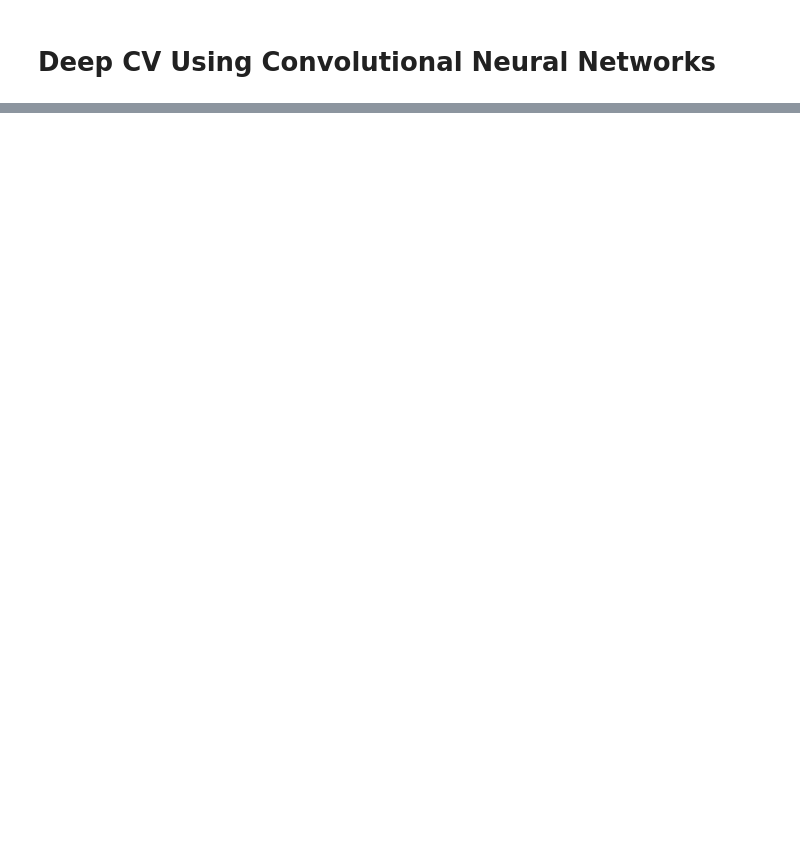
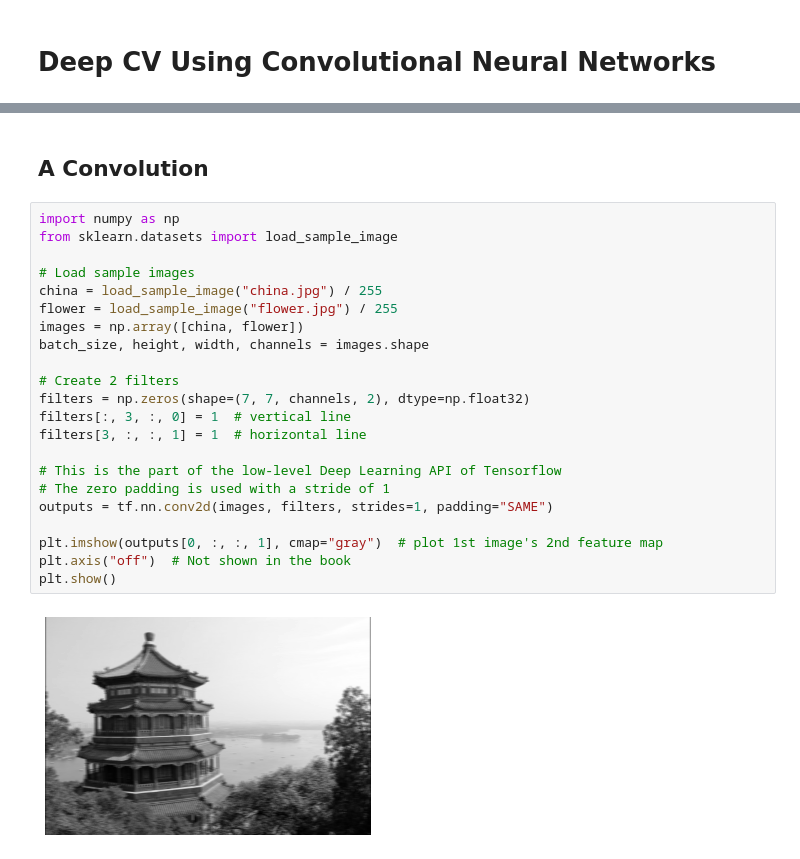
Before and after one commit to stevelorenz/programming-playground, a Jupyter notebook: machine_learning/hands_on_machine_learning_with_scikit_learn_tensorflow/14_deep_computer_vision_with_cnns.ipynb, the cells around one changed output, grey strips where cells are left out. Saved outputs shown, nothing was run; the diff lists cells and outputs as text; blank space fills up the shorter version.

```diff
--- a/machine_learning/hands_on_machine_learning_with_scikit_learn_tensorflow/14_deep_computer_vision_with_cnns.ipynb
+++ b/machine_learning/hands_on_machine_learning_with_scikit_learn_tensorflow/14_deep_computer_vision_with_cnns.ipynb
@@ -42,0 +54,26 @@ mpl.rc('ytick', labelsize=12)
+# %% [markdown]
+## A Convolution
+# %%
+import numpy as np
+from sklearn.datasets import load_sample_image
+
+# Load sample images
+china = load_sample_image("china.jpg") / 255
+flower = load_sample_image("flower.jpg") / 255
+images = np.array([china, flower])
+batch_size, height, width, channels = images.shape
+
+# Create 2 filters
+filters = np.zeros(shape=(7, 7, channels, 2), dtype=np.float32)
+filters[:, 3, :, 0] = 1  # vertical line
+filters[3, :, :, 1] = 1  # horizontal line
+
+# This is the part of the low-level Deep Learning API of Tensorflow
+# The zero padding is used with a stride of 1
+outputs = tf.nn.conv2d(images, filters, strides=1, padding="SAME")
+
+plt.imshow(outputs[0, :, :, 1], cmap="gray")  # plot 1st image's 2nd feature map
+plt.axis("off")  # Not shown in the book
+plt.show()
+# %% [output]
+[figure, added]
```
Also changed, not shown: parts of 30 cells of this notebook, 2 other files.
